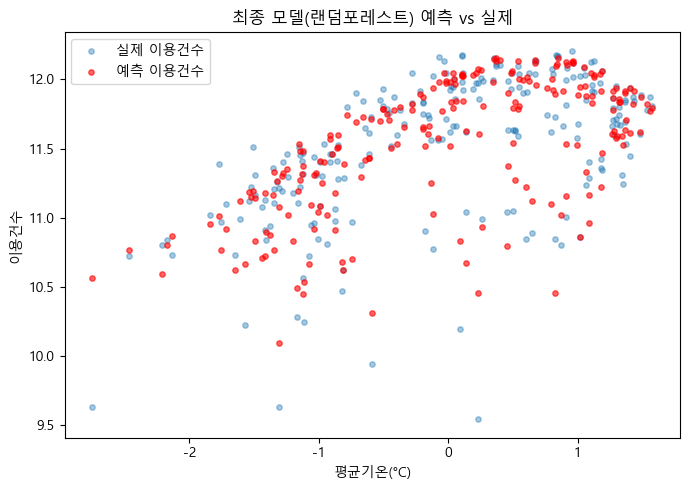
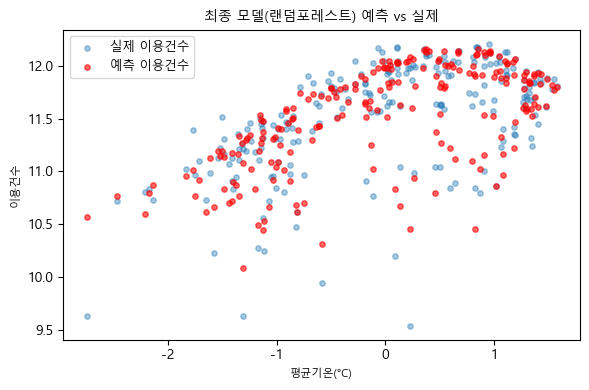
The change to this notebook cell's code, shown as a diff; its figure went from the first image to the second:
--- before
+++ after
@@ -2,11 +2,11 @@
 # 12. 최종(최적) 모델 결과 시각화
 # =====================================================================
-plt.figure(figsize=(7, 5))
+plt.figure(figsize=(6, 4))
 plt.scatter(X_test_scaled["평균기온"], y_test, alpha=0.4, s=15, label="실제 이용건수")
 plt.scatter(X_test_scaled["평균기온"], pred4, alpha=0.6, s=15, color="red", label="예측 이용건수")
-plt.xlabel("평균기온(°C)")
-plt.ylabel("이용건수")
-plt.title("최종 모델(랜덤포레스트) 예측 vs 실제")
-plt.legend()
+plt.xlabel("평균기온(°C)", fontsize=8)
+plt.ylabel("이용건수", fontsize=8)
+plt.title("최종 모델(랜덤포레스트) 예측 vs 실제", fontsize=10)
+plt.legend(fontsize=9)
 plt.tight_layout()
 plt.savefig(f"{OUTPUT_DIR}/03_final_model_fit.png", dpi=150)
@@ -14,21 +14,2 @@
 plt.close()
 
-importances = pd.Series(best_model.feature_importances_, index=features).sort_values(ascending=False)
-plt.figure(figsize=(7, 5))
-importances.plot(kind="bar", color="#4C72B0")
-plt.ylabel("중요도")
-plt.title("변수 중요도 (최종 모델)")
-plt.tight_layout()
-plt.savefig(f"{OUTPUT_DIR}/04_feature_importance.png", dpi=150)
-plt.show()
-plt.close()
-
-
-print(f"\n[10] 최종 그래프 저장 완료: {OUTPUT_DIR}/03_final_model_fit.png, 04_feature_importance.png")
-print("\n변수 중요도:")
-print(importances.to_string())
-
-print(f"\n모든 결과물이 '{OUTPUT_DIR}/' 폴더에 저장되었습니다.")
-if demo_mode:
-    print("\n※ 지금 실행된 결과는 DEMO(가상) 데이터 기준입니다.")
-    print("   실제 데이터를 받아 RENTAL_FILE / WEATHER_FILE 경로를 수정한 뒤 다시 실행하세요.")

Commit: 그래프 사이즈 및 label/title 사이즈 조정